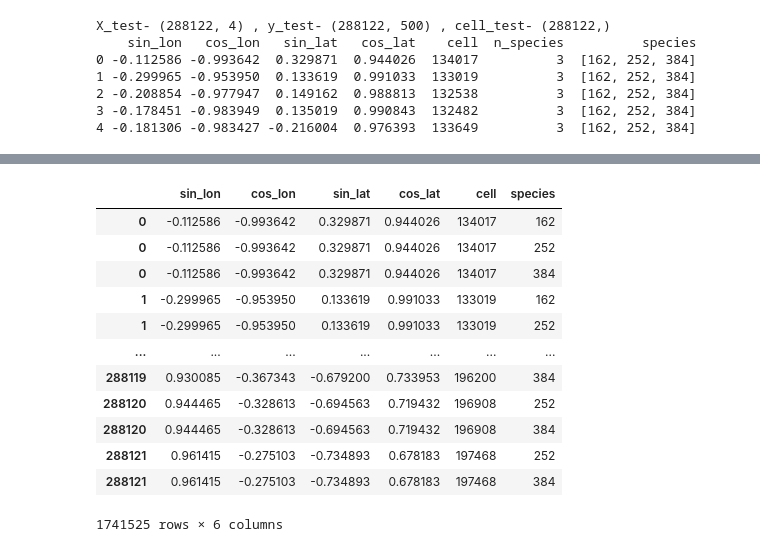
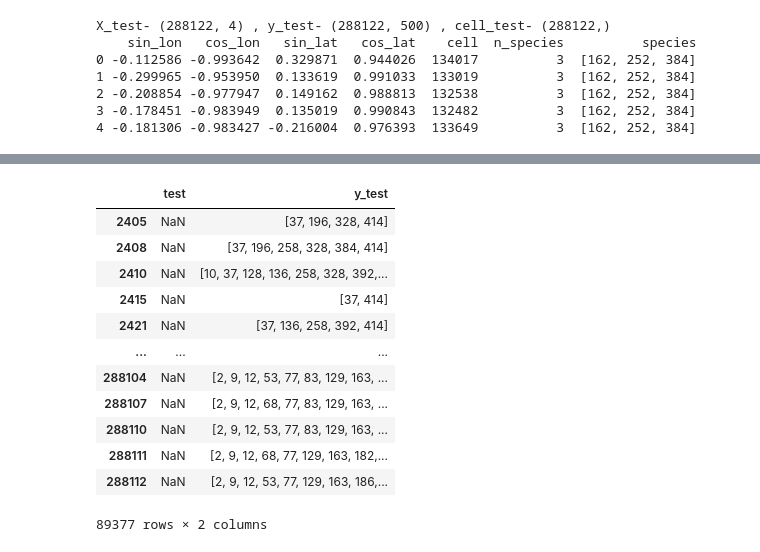
Before and after one commit to iDelfin/-species-analysis-cw-aml-26, a Jupyter notebook: randomForrestCoordsAndBio.ipynb, the cells around one changed output, grey strips where cells are left out. Drawn from its saved outputs; the diff is of its cells as text; code cells hidden in the pictures.

```diff
--- a/randomForrestCoordsAndBio.ipynb
+++ b/randomForrestCoordsAndBio.ipynb
@@ -339,8 +354,7 @@ cell_test = preprocessed_test['cell_test']
 cols = ['sin_lon',
         'cos_lon',
         'sin_lat',
-        'cos_lat'
-       ]
+        'cos_lat']
 
 # Column names
 env_cols = ['Annual Mean Temperature',
@@ -362,12 +376,15 @@ test_df_bio[env_cols] = env_grid[test_df_bio['cell'].values]
 # Drop cells with no climate data (ocean)
 clean_test = test_df_bio[env_cols].notna().all(axis=1).values
 test_df_bio = test_df_bio[clean_test]
-
-X_test_bio = test_df_bio[cols].values
+X_test_bio = test_df_bio[env_cols].values
+X_test_bio_coords = test_df_bio[cols + env_cols].values
+X_test_coords = test_df_bio[cols].values
 y_test_bio = y_test[clean_test]
 cell_test_bio = cell_test[clean_test]
 
 # Save
 np.savez('preprocessed_test_bio.npz', X_test=X_test_bio, y_test=y_test_bio, cell_test=cell_test_bio)
 print('X_test_bio-', X_test_bio.shape, ', y_test_bio-', y_test_bio.shape)
+print('X_test_bio_coords-', X_test_bio_coords.shape, ', y_test_bio-', y_test_bio.shape)
+print('X_test_coords-', X_test_coords.shape, ', y_test_bio-', y_test_bio.shape)
 # %% [output]
@@ -391,17 +394,22 @@ test_df_bio
-# %%
-test_df.explode("species").drop("n_species", axis=1)
-y_test = rfc.predict(test_df.explode("species").drop("n_species", axis=1))
-# %% [output]
-|  | sin_lon | cos_lon | sin_lat | cos_lat | cell | species |
-| 0 | -0.112586 | -0.993642 | 0.329871 | 0.944026 | 134017 | 162 |
-| 0 | -0.112586 | -0.993642 | 0.329871 | 0.944026 | 134017 | 252 |
-| 0 | -0.112586 | -0.993642 | 0.329871 | 0.944026 | 134017 | 384 |
-| 1 | -0.299965 | -0.953950 | 0.133619 | 0.991033 | 133019 | 162 |
-| 1 | -0.299965 | -0.953950 | 0.133619 | 0.991033 | 133019 | 252 |
-| ... | ... | ... | ... | ... | ... | ... |
-| 288119 | 0.930085 | -0.367343 | -0.679200 | 0.733953 | 196200 | 384 |
-| 288120 | 0.944465 | -0.328613 | -0.694563 | 0.719432 | 196908 | 252 |
-| 288120 | 0.944465 | -0.328613 | -0.694563 | 0.719432 | 196908 | 384 |
-| 288121 | 0.961415 | -0.275103 | -0.734893 | 0.678183 | 197468 | 252 |
-| 288121 | 0.961415 | -0.275103 | -0.734893 | 0.678183 | 197468 | 384 |
-1741525 rows × 6 columns
+# %%
+preprocessed = np.load('species/preprocessed_cells_test.npz')
+y_test_test = [np.flatnonzero(row) for row in preprocessed['y_test']]
+
+y_test_test
+y_tt_pd = pd.DataFrame(columns=["test"])
+y_tt_pd["y_test"] = y_test_test
+y_tt_pd[clean_test]
+# %% [output]
+|  | test | y_test |
+| 2405 | NaN | [37, 196, 328, 414] |
+| 2408 | NaN | [37, 196, 258, 328, 384, 414] |
+| 2410 | NaN | [10, 37, 128, 136, 258, 328, 392,... |
+| 2415 | NaN | [37, 414] |
+| 2421 | NaN | [37, 136, 258, 392, 414] |
+| ... | ... | ... |
+| 288104 | NaN | [2, 9, 12, 53, 77, 83, 129, 163, ... |
+| 288107 | NaN | [2, 9, 12, 68, 77, 83, 129, 163, ... |
+| 288110 | NaN | [2, 9, 12, 53, 77, 83, 129, 163, ... |
+| 288111 | NaN | [2, 9, 12, 68, 77, 129, 163, 182,... |
+| 288112 | NaN | [2, 9, 12, 53, 77, 129, 163, 186,... |
+89377 rows × 2 columns
```
Also changed, not shown: parts of 27 cells of this notebook, 2 other files.
